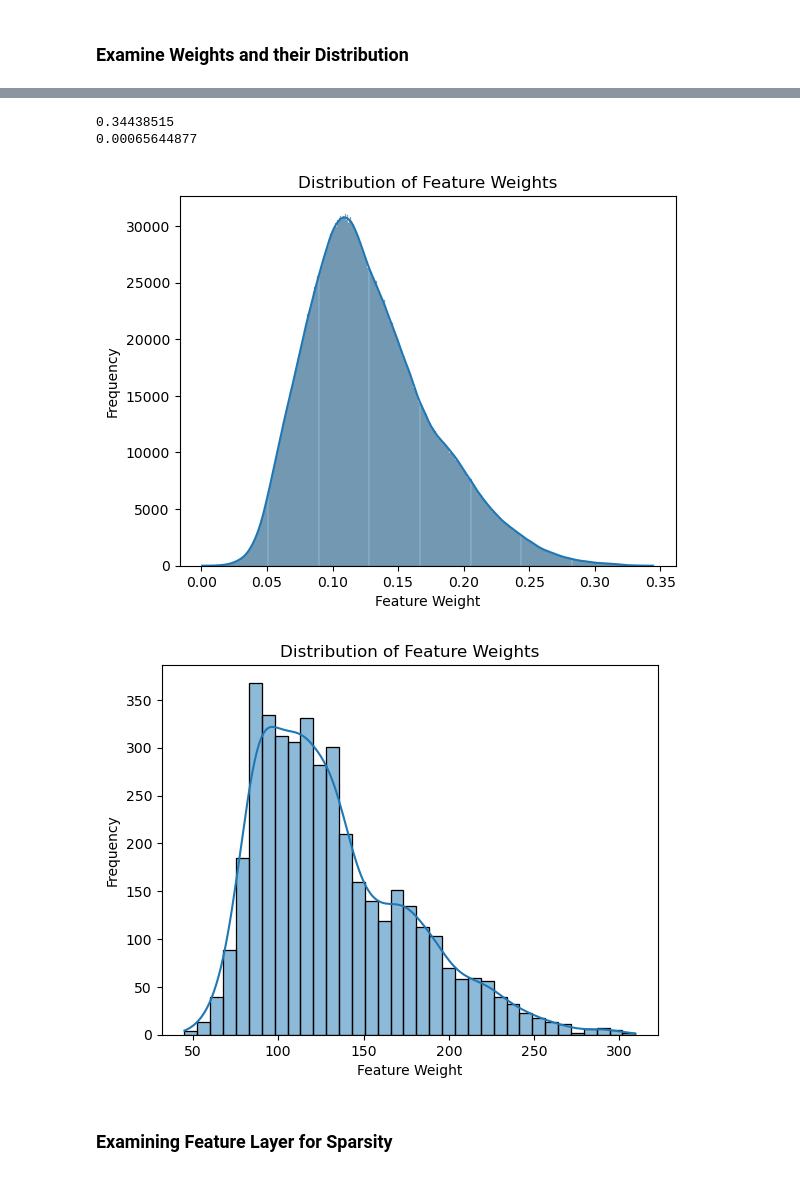
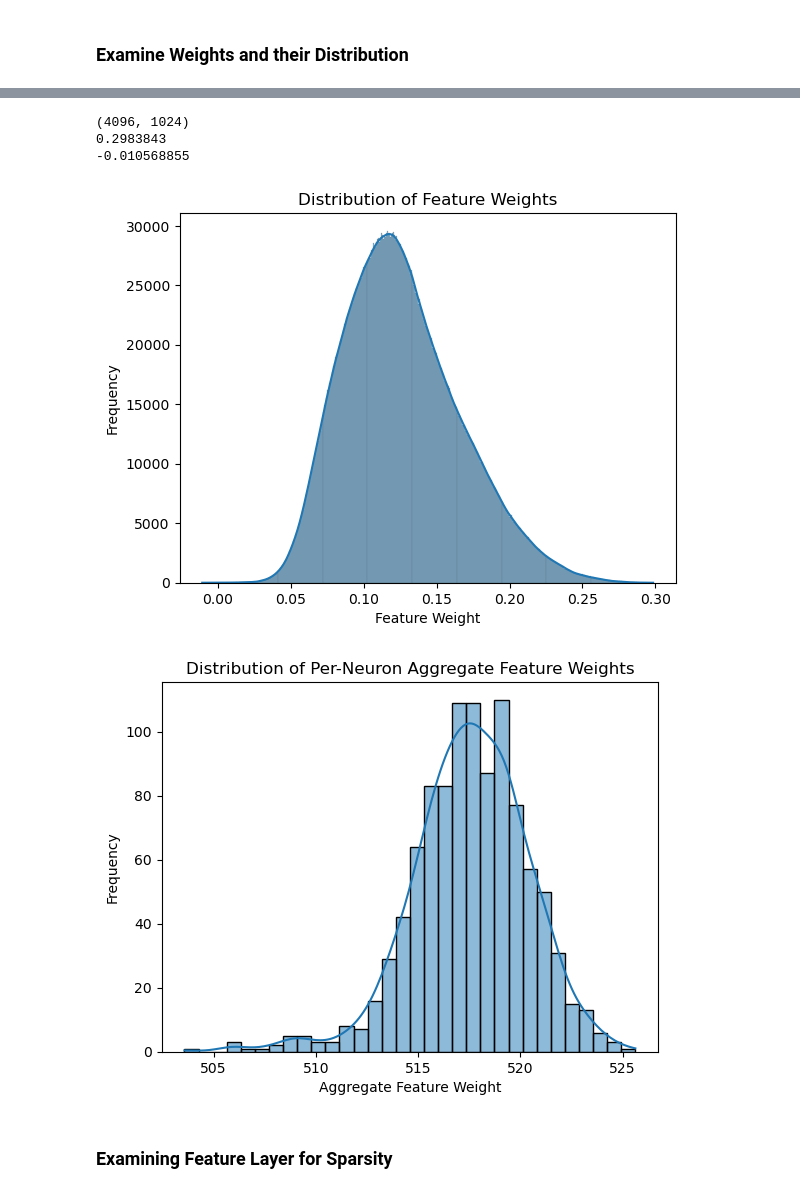
Before and after one commit to ek775/Hidden-State-Genomics, a Jupyter notebook: SAE.ipynb, the cells around one changed output, grey strips where cells are left out. Saved outputs shown, nothing was run; the diff lists cells and outputs as text; code cells hidden in the pictures.

```diff
--- a/SAE.ipynb
+++ b/SAE.ipynb
@@ -40,8 +40,7 @@ fake_dataset = tf.data.Dataset.from_tensor_slices((fake_embeddings, fake_embeddi
 
 print("=== Initializing Model ===")
 # initialize the optimizer
-optimizer = keras.optimizers.Adam(learning_rate=0.001, beta_1=0.9, beta_2=0.98,
-                                     epsilon=1e-9)
+optimizer = keras.optimizers.Adam(learning_rate=0.001, beta_1=0.9, beta_2=0.98, epsilon=1e-9)
 
 # initialize the loss function
 loss = keras.losses.MeanSquaredError()
@@ -140,12 +135,14 @@ As a note to myself, the concept of superposition shares a lot of common princip
 # %%
 feat_weights = np.array(autoencoder.weights[1])
-agg_feat_weights = np.sum(feat_weights, axis=1)
+print(feat_weights.shape)
+agg_feat_weights = np.sum(feat_weights, axis=0)
 feat_weights = feat_weights.flatten()
 print(feat_weights.max())
 print(feat_weights.min())
 # %% [output]
-0.34438515
-0.00065644877
+(4096, 1024)
+0.2983843
+-0.010568855
 # %%
 sns.histplot(feat_weights, kde=True)
 plt.title('Distribution of Feature Weights')
@@ -153,15 +150,15 @@ plt.xlabel('Feature Weight')
 plt.ylabel('Frequency')
 plt.show()
 # %% [output]
-[figure, old version]
+[figure, new version]
 # %%
 sns.histplot(agg_feat_weights, kde=True)
-plt.title('Distribution of Aggregate Feature Weights')
+plt.title('Distribution of Per-Neuron Aggregate Feature Weights')
 plt.xlabel('Aggregate Feature Weight')
 plt.ylabel('Frequency')
 plt.show()
 # %% [output]
-[figure, old version]
+[figure, new version]
 # %% [markdown]
 ### Examining Feature Layer for Sparsity
 # %%
```
Also changed, not shown: parts of 20 cells of this notebook, 18 other files.
